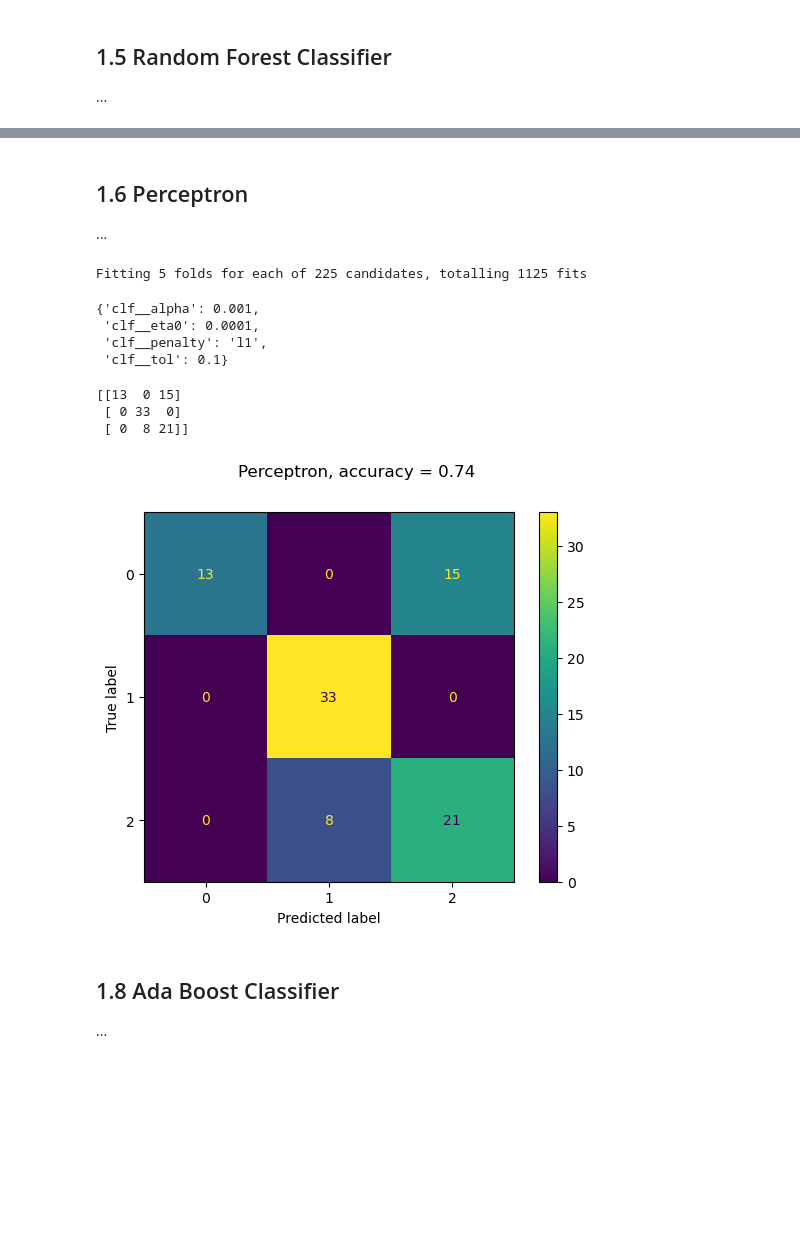
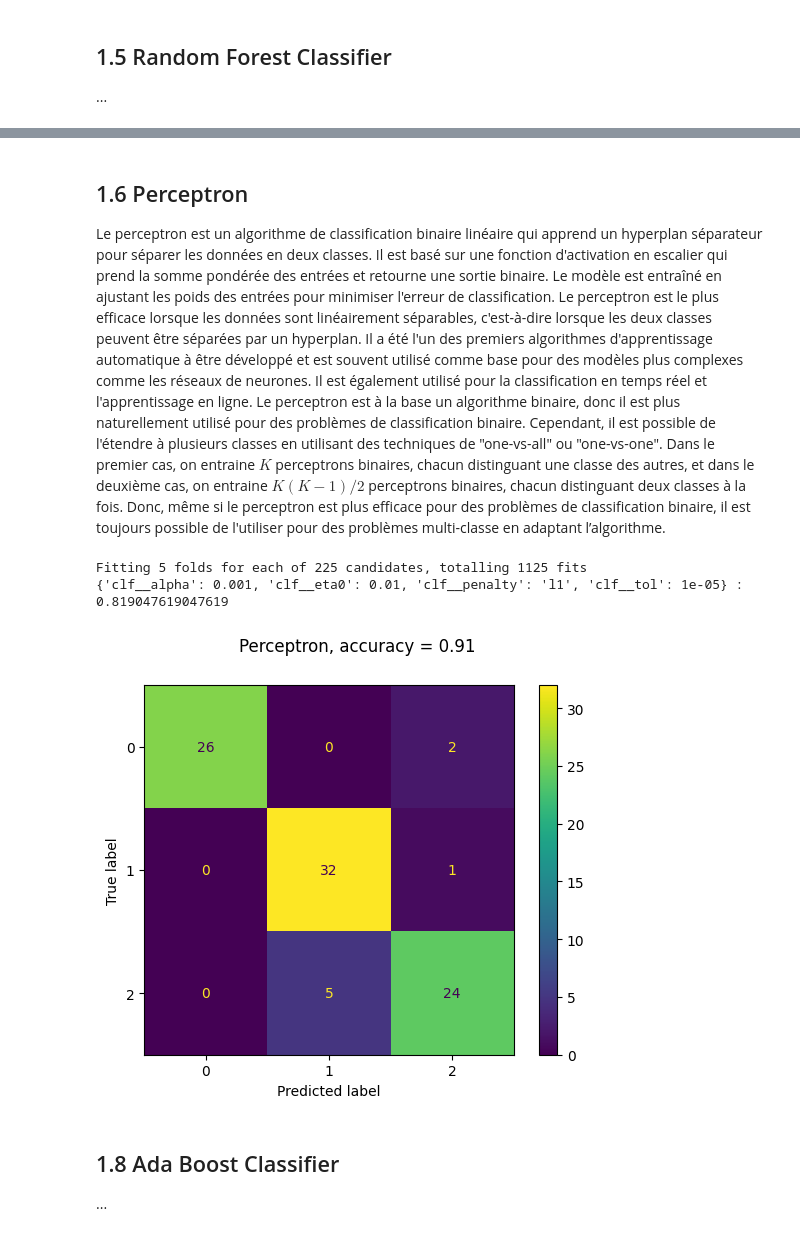
Before and after one commit to lukbrb/academic-physics, a Jupyter notebook: galaxy-classification/notebooks/01-Classifiers.ipynb, the cells around one changed output, grey strips where cells are left out. Cells and saved outputs as stored; diff of their text form; code cells hidden in the pictures; blank space fills up the shorter version.

Commit message:
Add details to classifiers

```diff
--- a/galaxy-classification/notebooks/01-Classifiers.ipynb
+++ b/galaxy-classification/notebooks/01-Classifiers.ipynb
@@ -292,6 +284,25 @@ disp.figure_.suptitle(f"Random Forest, accuracy ={score: .2f}");
 # %% [markdown]
 ## 1.6 Perceptron
-...
+
+Le perceptron est un algorithme de classification binaire linéaire qui apprend un
+hyperplan séparateur pour séparer les données en deux classes. Il est basé sur une fonction
+d'activation en escalier qui prend la somme pondérée des entrées et retourne une sortie
+binaire. Le modèle est entraîné en ajustant les poids des entrées pour minimiser l'erreur de
+classification.
+Le perceptron est le plus efficace lorsque les données sont linéairement séparables,
+c'est-à-dire lorsque les deux classes peuvent être séparées par un hyperplan. Il a été l'un
+des premiers algorithmes d'apprentissage automatique à être développé et est souvent
+utilisé comme base pour des modèles plus complexes comme les réseaux de neurones. Il
+est également utilisé pour la classification en temps réel et l'apprentissage en ligne. Le
+perceptron est à la base un algorithme binaire, donc il est plus naturellement utilisé pour
+des problèmes de classification binaire. Cependant, il est possible de l'étendre à plusieurs
+classes en utilisant des techniques de "one-vs-all" ou "one-vs-one". Dans le premier cas,
+on entraine $K$ perceptrons binaires, chacun distinguant une classe des autres, et dans le
+deuxième cas, on entraine $K(K-1)/2$ perceptrons binaires, chacun distinguant deux classes
+à la fois.
+Donc, même si le perceptron est plus efficace pour des problèmes de classification
+binaire, il est toujours possible de l'utiliser pour des problèmes multi-classe en adaptant
+l’algorithme.
 # %%
 from sklearn.linear_model import Perceptron
 from sklearn.pipeline import Pipeline
@@ -308,36 +319,30 @@ param_grid = [{
 }]
 
 
-pipe = Pipeline([('scale', StandardScaler()), ('clf', Perceptron())])
+pipe = Pipeline([('scale', MinMaxScaler()), ('clf', Perceptron())])
 
 grid = GridSearchCV(pipe, param_grid,scoring='accuracy', cv=5, return_train_score=True, verbose=1, n_jobs=-1)
 
 grid_search = grid.fit(X_train, y_train)
-grid_search.best_params_
+print(grid_search.best_params_, ":", grid_search.best_score_)
 # %% [output]
 Fitting 5 folds for each of 225 candidates, totalling 1125 fits
+{'clf__alpha': 0.001, 'clf__eta0': 0.01, 'clf__penalty': 'l1', 'clf__tol': 1e-05} : 0.819047619047619
-{'clf__alpha': 0.001,
- 'clf__eta0': 0.0001,
- 'clf__penalty': 'l1',
- 'clf__tol': 0.1}
 # %%
 galaxies = load_galaxies(n_samples=100)
 X, y = galaxies.data, galaxies.target
 X_train, X_test, y_train, y_test = train_test_split(X, y, test_size=0.3, random_state=1)
 
-classifier = Perceptron(alpha=0.001, eta0=0.0001, penalty='l1', tol=0.1)
+classifier = Perceptron(alpha=0.001, eta0=0.01, penalty='l1', tol=1e-5)
 clf = make_pipeline(MinMaxScaler(), classifier)
 clf.fit(X_train, y_train)
 predictions = clf.predict(X_test)
 score = accuracy_score(y_test, predictions)
-print(confusion_matrix(y_test, predictions))
 disp = ConfusionMatrixDisplay.from_predictions(y_test, predictions)
-disp.figure_.suptitle(f"Perceptron, accuracy ={score: .2f}");
+disp.figure_.suptitle(f"Perceptron, accuracy ={score: .2f}")
+plt.savefig("plots/Perceptron_cm.jpg");
 # %% [output]
-[[13  0 15]
- [ 0 33  0]
- [ 0  8 21]]
-[figure, old version]
+[figure, new version]
 # %% [markdown]
 ## 1.8 Ada Boost Classifier
 ...
```
Also changed, not shown: parts of 26 cells of this notebook.
